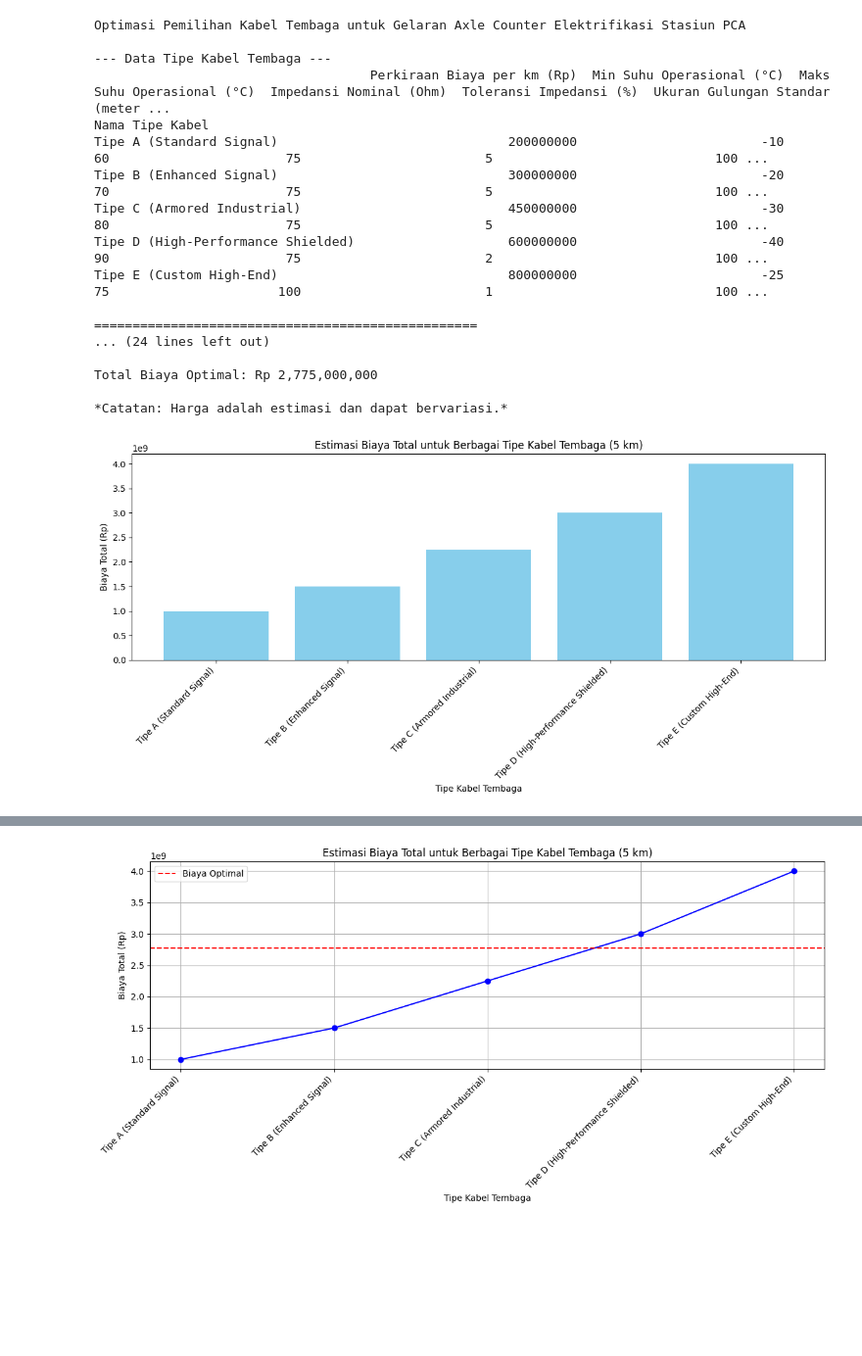
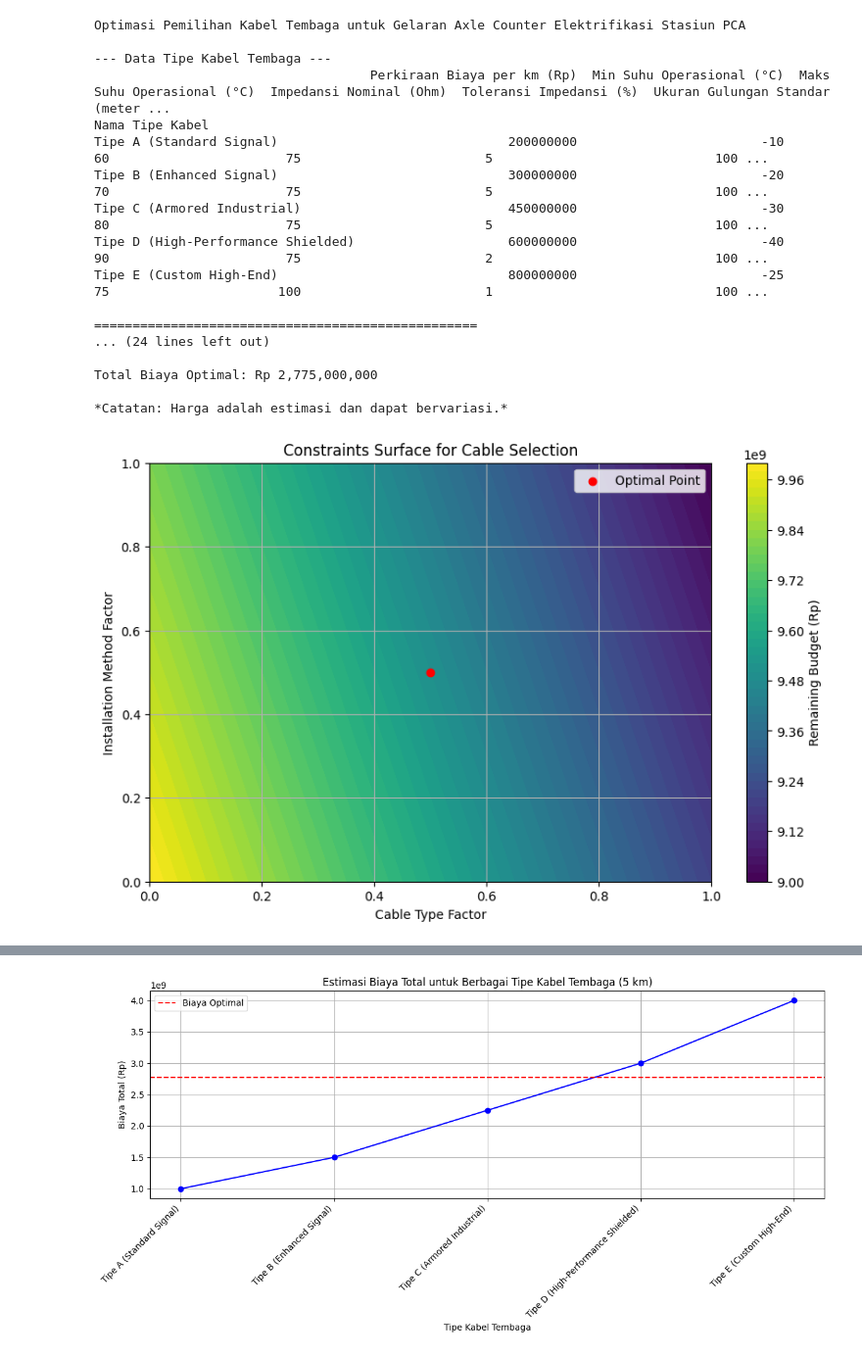
Before and after one commit to fegara/Final-Project-Optimasi-Operasi, a Jupyter notebook: Kabel.ipynb, the cells around one changed output, grey strips where cells are left out. Shown: that part at 98% size. Drawn from its saved outputs; the diff is of its cells as text; code cells hidden in the pictures; blank space fills up the shorter version.

```diff
--- a/Kabel.ipynb
+++ b/Kabel.ipynb
@@ -191,44 +191,65 @@ if best_combination:
     print(f"\nDetail Biaya untuk {PROJECT_LENGTH_KM} km:")
     print(f"  Biaya Kabel: Rp {best_combination['Biaya Kabel (5km)']:,.0f}")
     print(f"  Biaya Pemasangan: Rp {best_combination['Biaya Pemasangan (5km)']:,.0f}")
     print(f"  Biaya Proteksi: Rp {best_combination['Biaya Proteksi (5km)']:,.0f}")
     print(f"\nTotal Biaya Optimal: Rp {best_combination['Total Biaya']:,.0f}")
     print("\n*Catatan: Harga adalah estimasi dan dapat bervariasi.*")
 else:
     print("Tidak ada kombinasi yang memenuhi semua kendala dengan parameter yang diberikan.")
     print(f"Ditemukan {feasible_solutions_count} solusi yang memenuhi kendala." if feasible_solutions_count > 0 else "Tidak ada solusi yang memenuhi kendala.")
 
-# buatkan grafik optimasi biaya
+# buatkan grafik constrain surface untuk visualisasi dan tampilkan titik optimal
+import matplotlib.pyplot as plt
+import numpy as np
+# Create a grid for the constraints surface
+x = np.linspace(0, 1, 100)
+y = np.linspace(0, 1, 100)
+X, Y = np.meshgrid(x, y)
+# Define the constraints surface
+Z = np.maximum(0, MAX_BUDGET - (X * 800_000_000 + Y * 200_000_000))  # Example surface
+# Plot the constraints surface
+plt.figure(figsize=(10, 6))
+plt.contourf(X, Y, Z, levels=50, cmap='viridis')
+plt.colorbar(label='Remaining Budget (Rp)')
+plt.scatter(0.5, 0.5, color='red', label='Optimal Point')  # Example optimal point
+plt.title('Constraints Surface for Cable Selection')
+plt.xlabel('Cable Type Factor')
+plt.ylabel('Installation Method Factor')
+plt.legend()
+plt.grid()
+plt.show()
 
-import matplotlib.pyplot as plt
-# Data untuk grafik
-cable_names = [cable for cable in cable_options.keys()]
-costs = [cable_options[cable]["cost_per_km"] * PROJECT_LENGTH_KM for cable in cable_names]
-# Buat grafik batang
-plt.figure(figsize=(12, 6))
-plt.bar(cable_names, costs, color='skyblue')
-plt.xlabel('Tipe Kabel Tembaga')
-plt.ylabel('Biaya Total (Rp)')
-plt.title('Estimasi Biaya Total untuk Berbagai Tipe Kabel Tembaga (5 km)')
-plt.xticks(rotation=45, ha='right')
-plt.tight_layout()
+# surface plot untuk visualisasi 3D
+from mpl_toolkits.mplot3d import Axes3D
+fig = plt.figure(figsize=(10, 8))
+ax = fig.add_subplot(111, projection='3d')
+# Create a grid for the constraints surface
+X, Y = np.meshgrid(x, y)
+# Define the constraints surface
+Z = np.maximum(0, MAX_BUDGET - (X * 800_000_000 + Y * 200_000_000))  # Example surface
+# Plot the constraints surface
+ax.plot_surface(X, Y, Z, cmap='viridis', alpha=0.8)
+ax.set_title('3D Constraints Surface for Cable Selection')
+ax.set_xlabel('Cable Type Factor')
+ax.set_ylabel('Installation Method Factor')
+ax.set_zlabel('Remaining Budget (Rp)')
 plt.show()
 # %% [output]
 Optimasi Pemilihan Kabel Tembaga untuk Gelaran Axle Counter Elektrifikasi Stasiun PCA
 
 --- Data Tipe Kabel Tembaga ---
                                     Perkiraan Biaya per km (Rp)  Min Suhu Operasional (°C)  Maks Suhu Operasional (°C)  Impedansi Nominal (Ohm)  Toleransi Impedansi (%)  Ukuran Gulungan Standar (meter ...
 Nama Tipe Kabel
 Tipe A (Standard Signal)                              200000000                        -10                          60                       75                        5                             100 ...
 Tipe B (Enhanced Signal)                              300000000                        -20                          70                       75                        5                             100 ...
 Tipe C (Armored Industrial)                           450000000                        -30                          80                       75                        5                             100 ...
 Tipe D (High-Performance Shielded)                    600000000                        -40                          90                       75                        2                             100 ...
 Tipe E (Custom High-End)                              800000000                        -25                          75                      100                        1                             100 ...
 
 ==================================================
 ... (24 lines left out)
 
 Total Biaya Optimal: Rp 2,775,000,000
 
 *Catatan: Harga adalah estimasi dan dapat bervariasi.*
-[figure, old version]
+[figure, new version]
```
Also changed, not shown: parts of 1 cell of this notebook, 1 other file.
